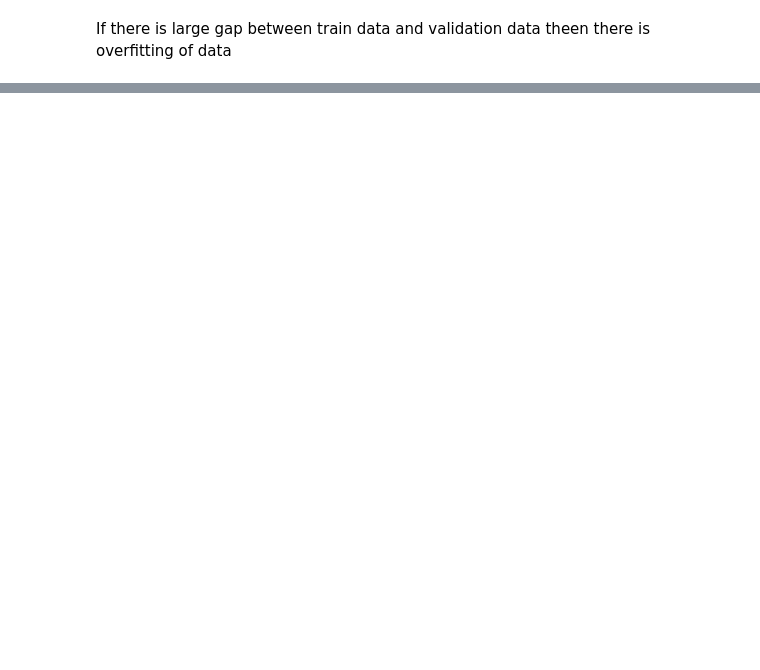
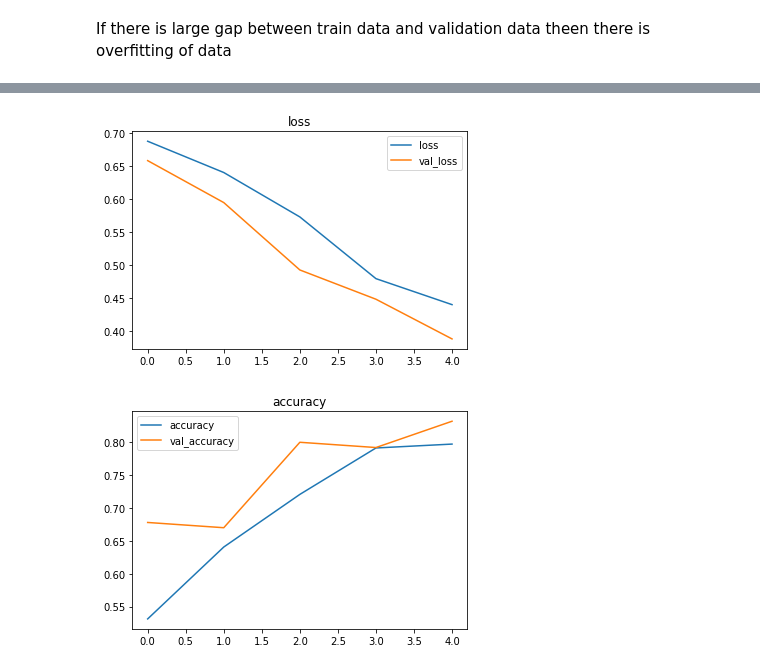
Before and after one commit to KrishnaSChavan/MachineLearning, a Jupyter notebook: CNN_1.ipynb, the cells around one changed output, grey strips where cells are left out. Drawn from its saved outputs; the diff is of its cells as text; code cells hidden in the pictures; blank space fills up the shorter version.

```diff
--- a/CNN_1.ipynb
+++ b/CNN_1.ipynb
@@ -632,0 +693,28 @@ If there is large gap between train data and validation data theen there is over
+# %%
+model7 = Sequential([
+    Conv2D(
+        filters=10,
+        kernel_size=2,
+        padding='valid',
+        activation='relu',
+        input_shape = (224,224,3)
+    ),
+    MaxPool2D(pool_size=2),
+    Conv2D(10,2,activation='relu'),
+    MaxPool2D(pool_size=2),
+    Conv2D(10,2,activation='relu'),
+    MaxPool2D(pool_size=2),
+    Flatten(),
+    Dense(1,activation='sigmoid')
+])
+model7.compile(
+    loss="binary_crossentropy",
+    optimizer= Adam(),
+    metrics = ["accuracy"]
+)
+
+history7 = model7.fit(train_dir,
+                      epochs = 5,
+                      steps_per_epoch=len(test_dir),
+                      validation_data = test_dir,
+                      validation_steps = len(test_dir))
@@ -632,0 +732,5 @@ If there is large gap between train data and validation data theen there is over
+# %%
+loss_curve(history7)
+# %% [output]
+[figure, added]
+[figure, added]
```
Also changed, not shown: parts of 18 cells of this notebook.
